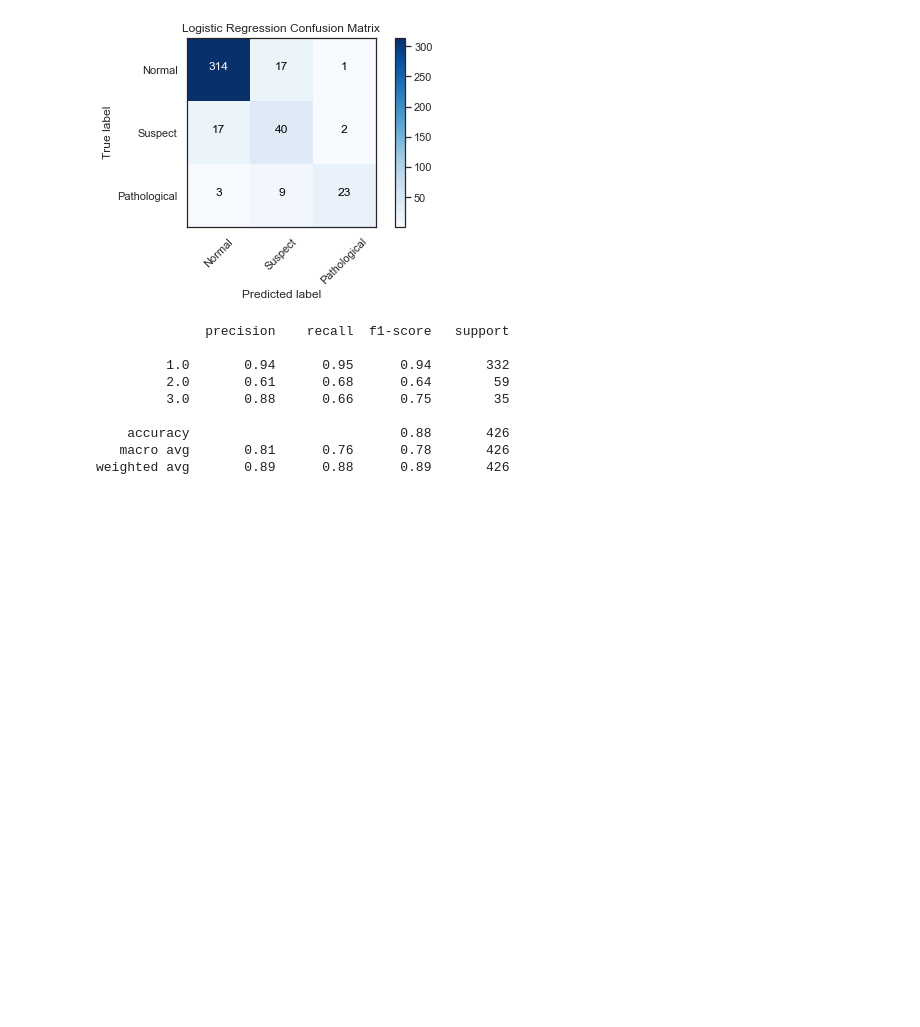
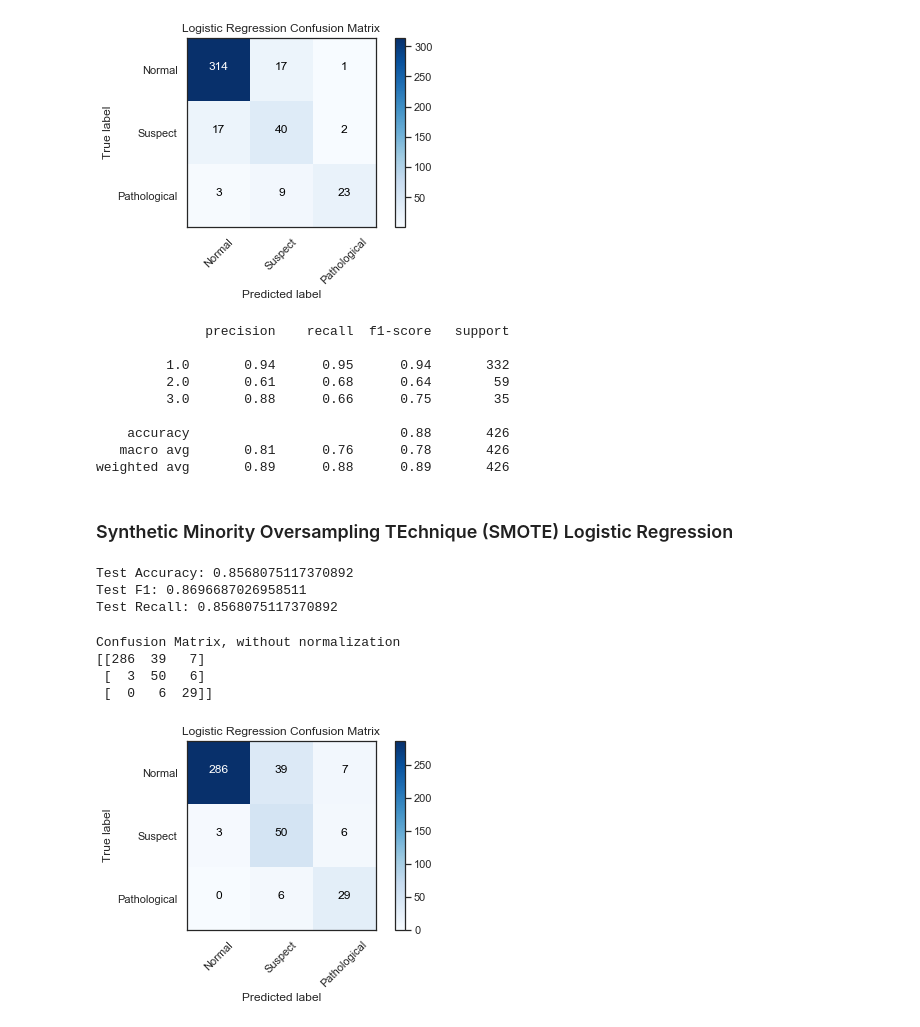
Before and after one commit to JVasquez5/IBM-Machine-Learning-Professional-Certificate, a Jupyter notebook: Module_3/fetal_health.ipynb, the cells around one changed output. Cells and saved outputs as stored; diff of their text form; code cells hidden in the pictures; blank space fills up the shorter version.

Commit message:
model: Add Logistic Regression model utilizing SMOTE.

```diff
--- a/Module_3/fetal_health.ipynb
+++ b/Module_3/fetal_health.ipynb
@@ -272,3 +275,33 @@ print(classification_report(y_test, logreg_preds))
     accuracy                           0.88       426
    macro avg       0.81      0.76      0.78       426
 weighted avg       0.89      0.88      0.89       426
+# %% [markdown]
+### Synthetic Minority Oversampling TEchnique (SMOTE) Logistic Regression
+# %%
+sm = SMOTE(random_state=42)
+X_train_smote, y_train_smote = sm.fit_resample(X_train, y_train)
+# %%
+smote = LogisticRegression(solver='liblinear').fit(X_train_smote, y_train_smote)
+
+smote_preds = smote.predict(X_test)
+
+# Checking accuracy
+print('Test Accuracy:' , accuracy_score(y_test, smote_preds))
+# F1 score
+print('Test F1:' , f1_score(y_test, smote_preds, average='weighted'))
+# Recall
+print('Test Recall:' , recall_score(y_test, smote_preds, average='weighted'))
+# %% [output]
+Test Accuracy: 0.8568075117370892
+Test F1: 0.8696687026958511
+Test Recall: 0.8568075117370892
+# %%
+cm_lr_smote=metrics.confusion_matrix(y_test, smote_preds)
+plot_confusion_matrix(cm_lr_smote, classes=['Normal', 'Suspect', 'Pathological'],
+                      title='Logistic Regression Confusion Matrix')
+# %% [output]
+Confusion Matrix, without normalization
+[[286  39   7]
+ [  3  50   6]
+ [  0   6  29]]
+[figure, added]
```
Also changed, not shown: parts of 2 cells of this notebook.
